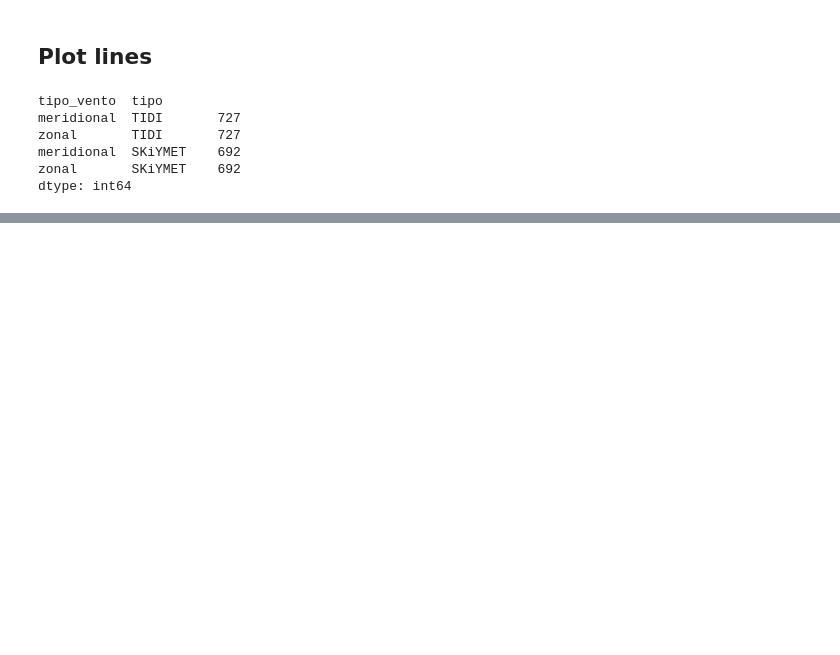
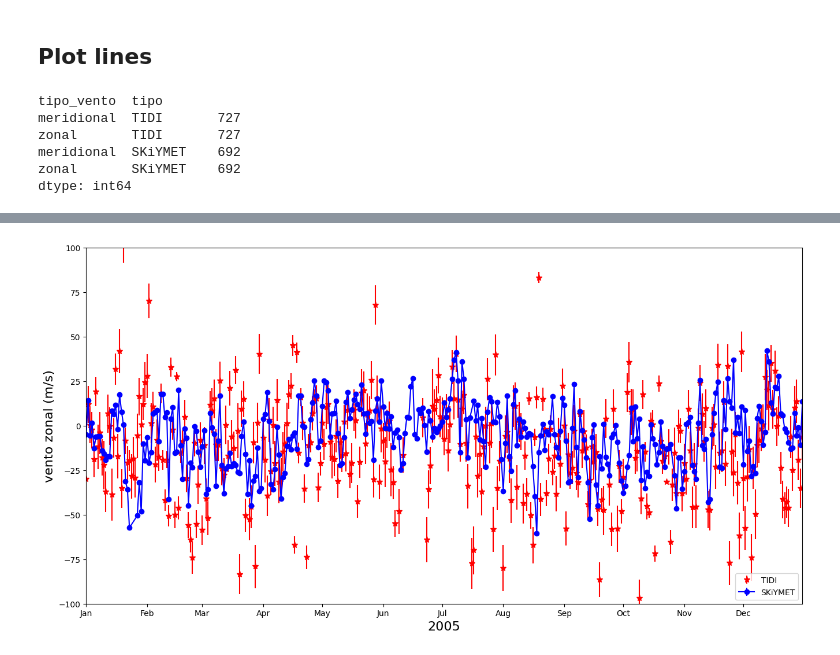
Before and after one commit to KateMorf/skiymet-tidi-plot, a Jupyter notebook: plot_lines_tidi_radar.ipynb, the cells around one changed output, grey strips where cells are left out. Saved outputs shown, nothing was run; the diff lists cells and outputs as text; code cells hidden in the pictures; blank space fills up the shorter version.

```diff
--- a/plot_lines_tidi_radar.ipynb
+++ b/plot_lines_tidi_radar.ipynb
@@ -247,0 +244,4 @@ plt.ylim(-150, 150)
+# %%
+multiplot_errorbars_winds(df, '2005', 'zonal', 'comparacao_tidi_skiymet_zonal_2005')
+# %% [output]
+[figure, added]
```
Also changed, not shown: parts of 10 cells of this notebook, 29 other files.
